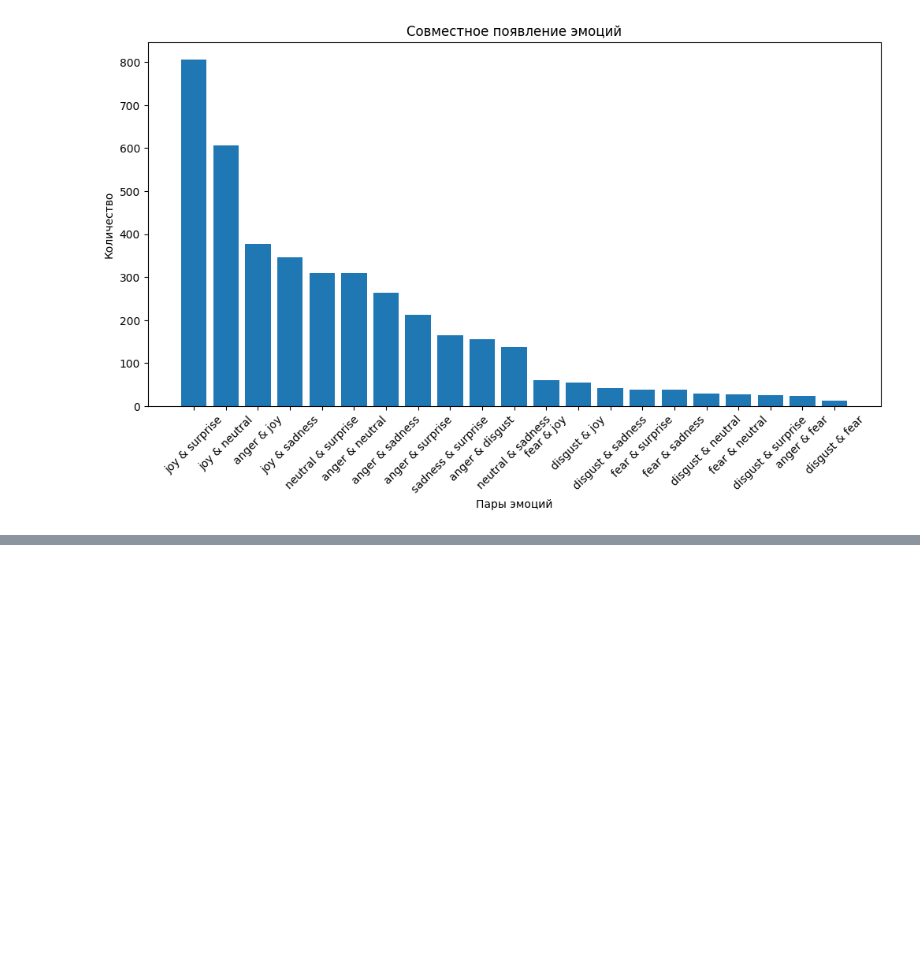
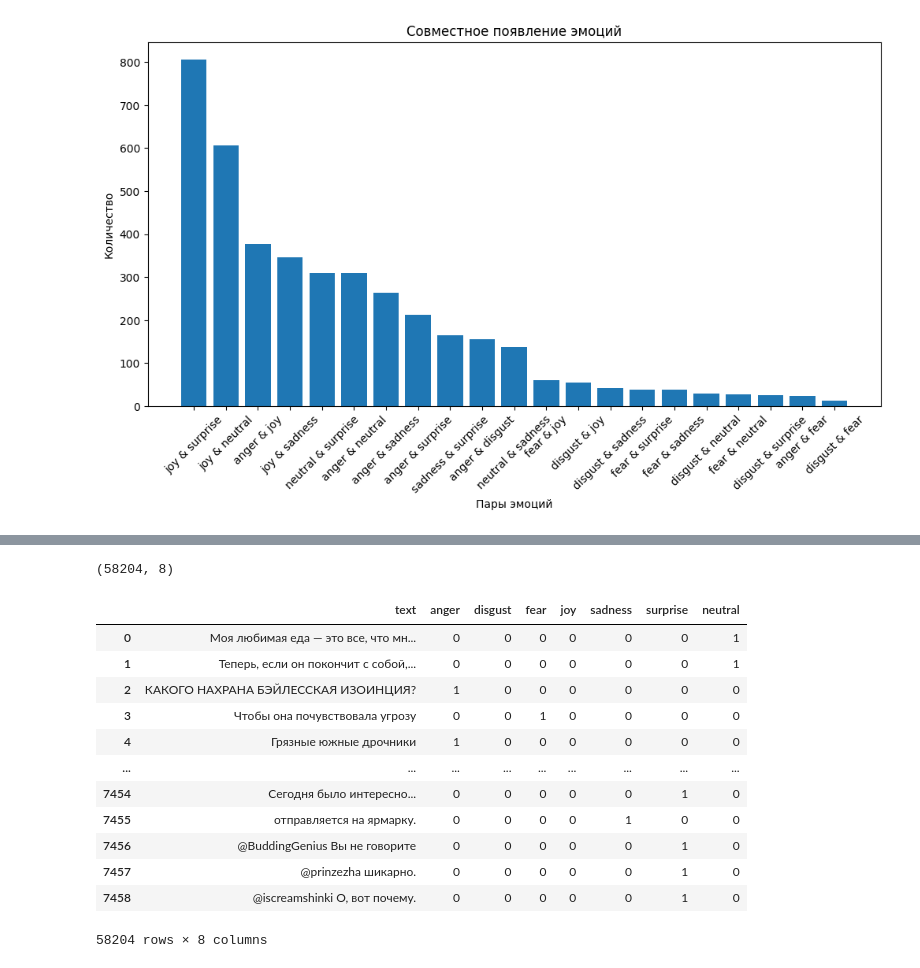
Before and after one commit to itallix/fluffy-carnival, a Jupyter notebook: notebooks/augmentation_5_classes.ipynb, the cells around one changed output, grey strips where cells are left out. Cells and saved outputs as stored; diff of their text form; code cells hidden in the pictures; blank space fills up the shorter version.

Commit message:
upd notebooks and data

```diff
--- a/notebooks/augmentation_5_classes.ipynb
+++ b/notebooks/augmentation_5_classes.ipynb
@@ -227,0 +331,3 @@ plot_combined_emotions(data["train"])
+# %%
+data_train = pd.read_csv('data_augmentation_v2.csv')
+data_train.head()
@@ -227,0 +341,3 @@ plot_combined_emotions(data["train"])
+# %%
+new_data = pd.read_csv('prepare_new_data.csv')
+new_data.head()
@@ -227,0 +351,21 @@ plot_combined_emotions(data["train"])
+# %%
+ df_merged = pd.concat([data_train, new_data])
+ df_merged.shape
+# %% [output]
+(58204, 8)
+# %%
+df_merged
+# %% [output]
+|  | text | anger | disgust | fear | joy | sadness | surprise | neutral |
+| 0 | Моя любимая еда — это все, что мн... | 0 | 0 | 0 | 0 | 0 | 0 | 1 |
+| 1 | Теперь, если он покончит с собой,... | 0 | 0 | 0 | 0 | 0 | 0 | 1 |
+| 2 | КАКОГО НАХРАНА БЭЙЛЕССКАЯ ИЗОИНЦИЯ? | 1 | 0 | 0 | 0 | 0 | 0 | 0 |
+| 3 | Чтобы она почувствовала угрозу | 0 | 0 | 1 | 0 | 0 | 0 | 0 |
+| 4 | Грязные южные дрочники | 1 | 0 | 0 | 0 | 0 | 0 | 0 |
+| ... | ... | ... | ... | ... | ... | ... | ... | ... |
+| 7454 | Сегодня было интересно... | 0 | 0 | 0 | 0 | 0 | 1 | 0 |
+| 7455 | отправляется на ярмарку. | 0 | 0 | 0 | 0 | 1 | 0 | 0 |
+| 7456 | @BuddingGenius Вы не говорите | 0 | 0 | 0 | 0 | 0 | 1 | 0 |
+| 7457 | @prinzezha шикарно. | 0 | 0 | 0 | 0 | 0 | 1 | 0 |
+| 7458 | @iscreamshinki O, вот почему. | 0 | 0 | 0 | 0 | 0 | 1 | 0 |
+58204 rows × 8 columns
```
Also changed, not shown: parts of 15 cells of this notebook, 4 other files.
